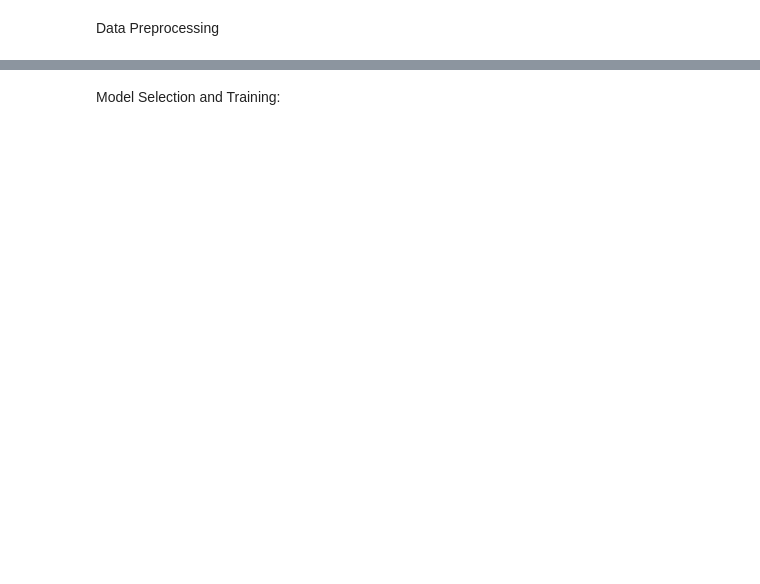
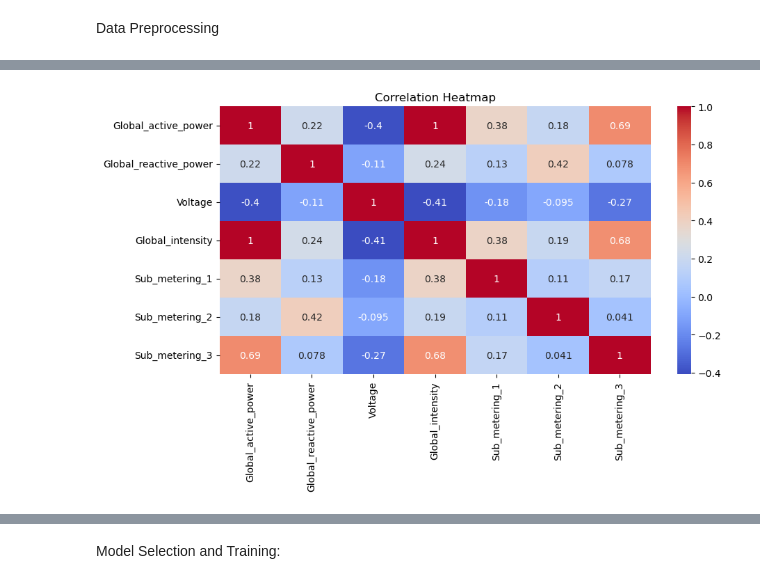
Before and after one commit to Shanchai-bit/Project-Title-PowerPulse-Household-Energy-Usage-Forecast, a Jupyter notebook: Energy_usage_forecast.ipynb, the cells around one changed output, grey strips where cells are left out. Cells and saved outputs as stored; diff of their text form; code cells hidden in the pictures; blank space fills up the shorter version.

```diff
--- a/Energy_usage_forecast.ipynb
+++ b/Energy_usage_forecast.ipynb
@@ -275,0 +261,9 @@ df['Rolling_24H_Avg'] = df['Global_active_power'].rolling(window=24, min_periods
+# %%
+# after filling the missing values and outliers in the dataset and applying the feature engineering techniques, I am going to visualize the correlation between the features
+
+plt.figure(figsize=(10, 5))
+sns.heatmap(df.corr(), annot=True, cmap='coolwarm')
+plt.title('Correlation Heatmap')
+plt.show()
+# %% [output]
+[figure, added]
```
Also changed, not shown: parts of 48 cells of this notebook.
